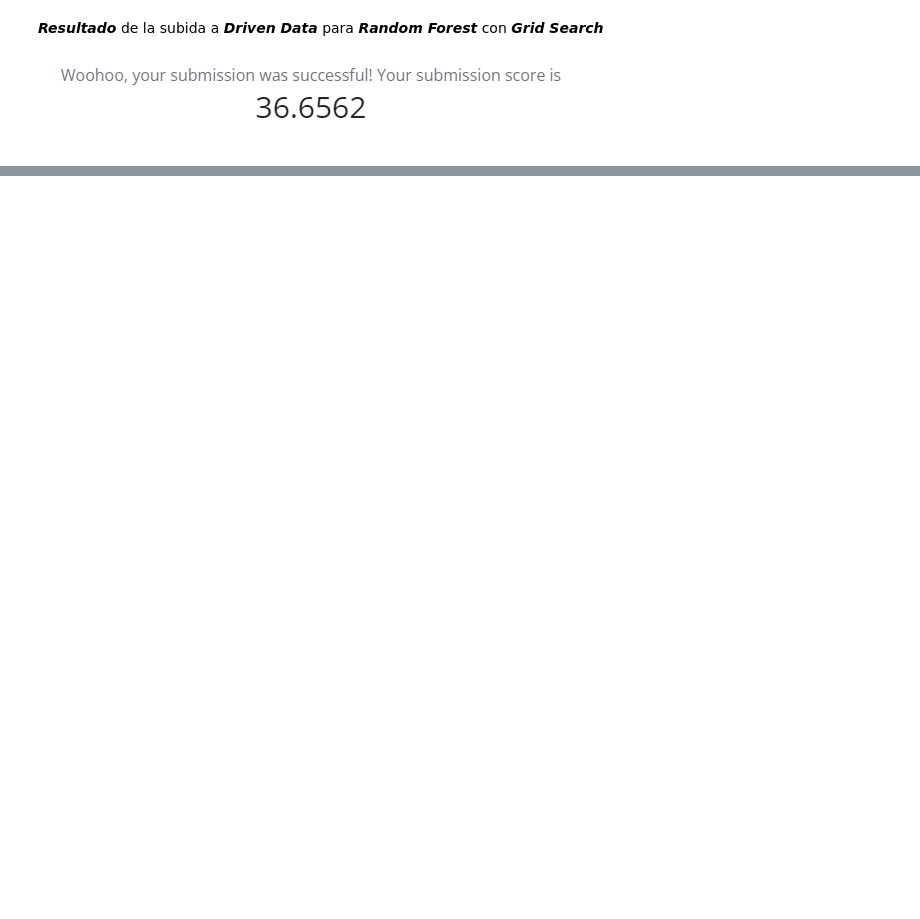
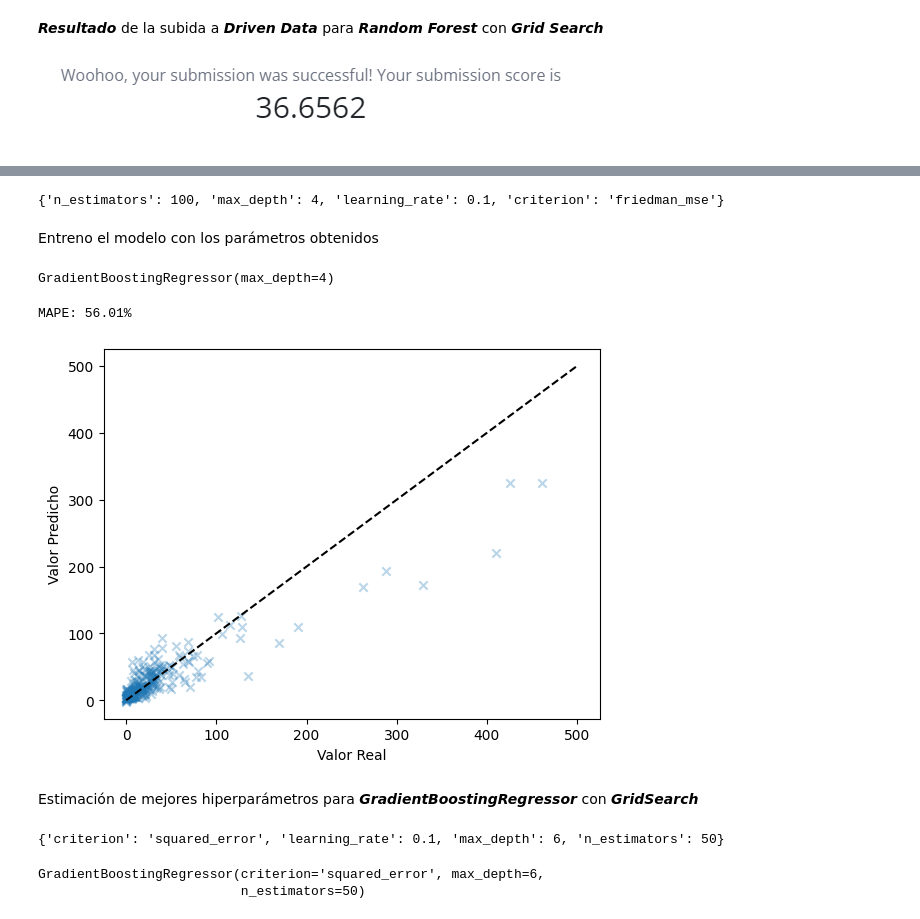
Before and after one commit to roquearmas/IABD_DATA, a Jupyter notebook: DengAI_RAM.ipynb, the cells around one changed output, grey strips where cells are left out. Drawn from its saved outputs; the diff is of its cells as text; code cells hidden in the pictures; blank space fills up the shorter version.

```diff
--- a/DengAI_RAM.ipynb
+++ b/DengAI_RAM.ipynb
@@ -873,0 +1015,71 @@ files.download(nombre_fichero + '.csv') #descarga al disco duro el fichero de re
+# %%
+modelo_gb =GradientBoostingRegressor()
+
+# Definir rand de parámetros
+parametros = {
+    'criterion': ['friedman_mse', 'squared_error'],
+    'n_estimators': [20, 50, 100],
+    'learning_rate': [0.01, 0.1, 0.5],
+    'max_depth': [2, 4, 6]
+}
+
+# Cross Validation
+cv = KFold(n_splits=57, shuffle=True, random_state=42) # sigo usando el número de splits obtenido anteriormente
+
+# RandomSearch
+RS_gb = RandomizedSearchCV(modelo_gb, parametros, cv=cv, n_jobs=-1)
+
+# Entrenar modelo
+RS_gb.fit(X_train_div, y_train_div['total_cases'])
+
+# Obtener mejores parámetros
+mejores_params = RS_gb.best_params_
+print(mejores_params)
+# %% [output]
+{'n_estimators': 100, 'max_depth': 4, 'learning_rate': 0.1, 'criterion': 'friedman_mse'}
+# %% [markdown]
+Entreno el modelo con los parámetros obtenidos
+# %%
+modelo_gb_rs = GradientBoostingRegressor(**mejores_params)
+modelo_gb_rs.fit(X_train_div, y_train_div['total_cases'])
+# %% [output]
+GradientBoostingRegressor(max_depth=4)
+# %%
+valida_GB(modelo_gb_rs)
+# %% [output]
+MAPE: 56.01%
+[figure, added]
+# %% [markdown]
+Estimación de mejores hiperparámetros para ***GradientBoostingRegressor*** con ***GridSearch***
+# %%
+modelo_gb_gs =GradientBoostingRegressor()
+
+# Definir rand de parámetros
+parametros = {
+    'criterion': ['friedman_mse', 'squared_error'],
+    'n_estimators': [20, 50, 100],
+    'learning_rate': [0.01, 0.1, 0.5],
+    'max_depth': [2, 4, 6]
+}
+
+# Cross Validation
+cv = KFold(n_splits=57, shuffle=True, random_state=42) # sigo usando el número de splits obtenido anteriormente
+
+# RandomSearch
+GS_gb = GridSearchCV(modelo_gb_gs, parametros, cv=cv, n_jobs=-1)
+
+# Entrenar modelo
+#X_train_div, X_valid, y_train_div, y_valid
+GS_gb.fit(X_train_div, y_train_div['total_cases'])
+
+# Obtener mejores parámetros
+mejores_params = GS_gb.best_params_
+print(mejores_params)
+# %% [output]
+{'criterion': 'squared_error', 'learning_rate': 0.1, 'max_depth': 6, 'n_estimators': 50}
+# %%
+modelo_gb_gs = GradientBoostingRegressor(**mejores_params)
+modelo_gb_gs.fit(X_train_div, y_train_div['total_cases'])
+# %% [output]
+GradientBoostingRegressor(criterion='squared_error', max_depth=6,
+                          n_estimators=50)
```
Also changed, not shown: parts of 21 cells of this notebook.
